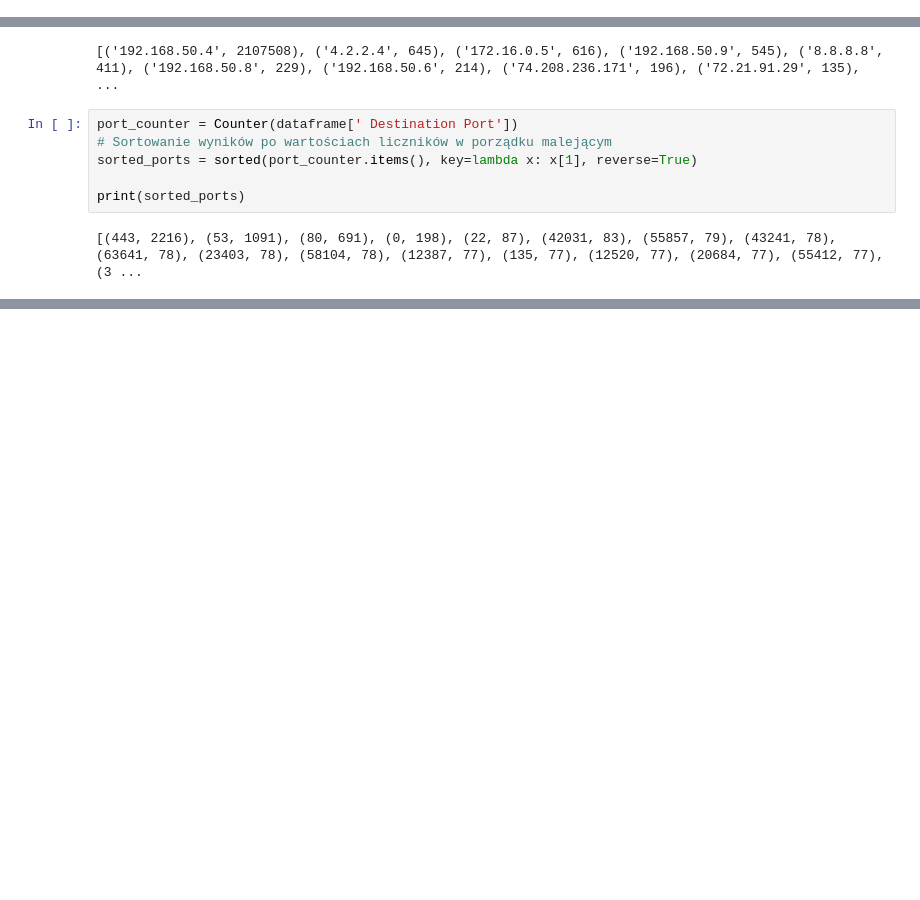
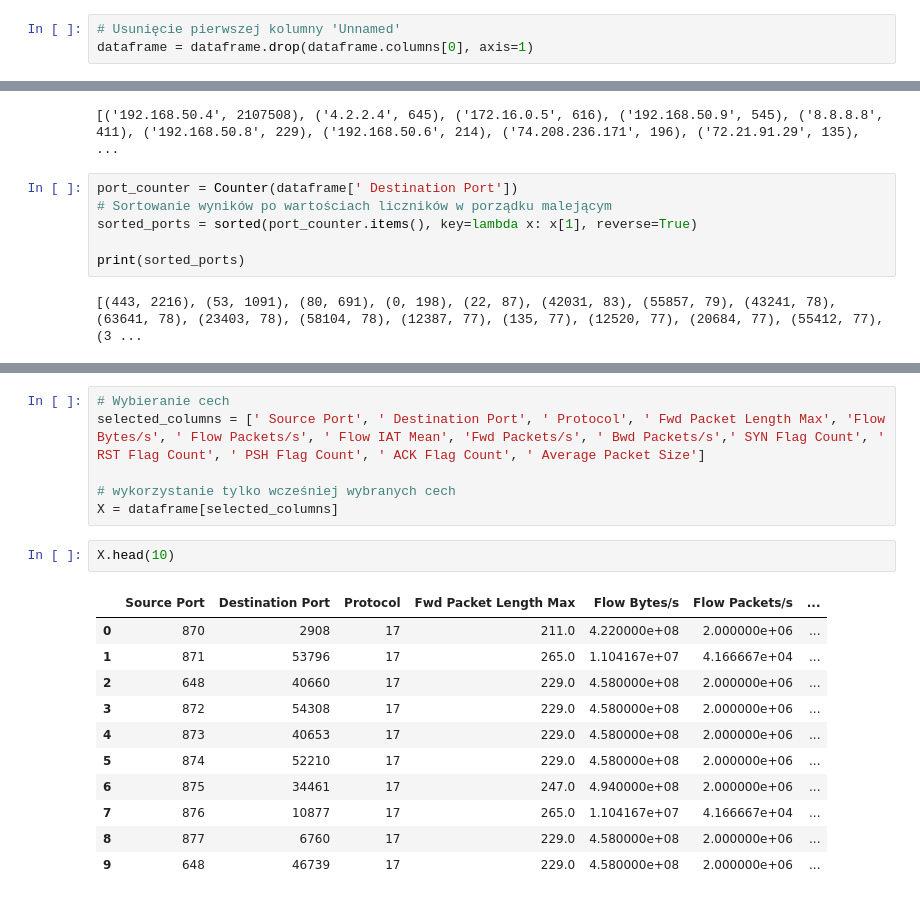
Before and after one commit to akaras161/AI_DDoS_detection, a Jupyter notebook: draft_project.ipynb, the cells around one changed output, grey strips where cells are left out. Saved outputs shown, nothing was run; the diff lists cells and outputs as text; blank space fills up the shorter version.

```diff
--- a/draft_project.ipynb
+++ b/draft_project.ipynb
@@ -20,0 +27,3 @@ dataframe.head(3)
+# %%
+# Usunięcie pierwszej kolumny 'Unnamed'
+dataframe = dataframe.drop(dataframe.columns[0], axis=1)
@@ -136,0 +181,20 @@ print(sorted_ports)
+# %%
+# Wybieranie cech
+selected_columns = [' Source Port', ' Destination Port', ' Protocol', ' Fwd Packet Length Max', 'Flow Bytes/s', ' Flow Packets/s', ' Flow IAT Mean', 'Fwd Packets/s', ' Bwd Packets/s',' SYN Flag Count', ' RST Flag Count', ' PSH Flag Count', ' ACK Flag Count', ' Average Packet Size']
+
+# wykorzystanie tylko wcześniej wybranych cech
+X = dataframe[selected_columns]
+# %%
+X.head(10)
+# %% [output]
+|  | Source Port | Destination Port | Protocol | Fwd Packet Length Max | Flow Bytes/s | Flow Packets/s | ... |
+| 0 | 870 | 2908 | 17 | 211.0 | 4.220000e+08 | 2.000000e+06 | ... |
+| 1 | 871 | 53796 | 17 | 265.0 | 1.104167e+07 | 4.166667e+04 | ... |
+| 2 | 648 | 40660 | 17 | 229.0 | 4.580000e+08 | 2.000000e+06 | ... |
+| 3 | 872 | 54308 | 17 | 229.0 | 4.580000e+08 | 2.000000e+06 | ... |
+| 4 | 873 | 40653 | 17 | 229.0 | 4.580000e+08 | 2.000000e+06 | ... |
+| 5 | 874 | 52210 | 17 | 229.0 | 4.580000e+08 | 2.000000e+06 | ... |
+| 6 | 875 | 34461 | 17 | 247.0 | 4.940000e+08 | 2.000000e+06 | ... |
+| 7 | 876 | 10877 | 17 | 265.0 | 1.104167e+07 | 4.166667e+04 | ... |
+| 8 | 877 | 6760 | 17 | 229.0 | 4.580000e+08 | 2.000000e+06 | ... |
+| 9 | 648 | 46739 | 17 | 229.0 | 4.580000e+08 | 2.000000e+06 | ... |
```
Also changed, not shown: parts of 16 cells of this notebook, 2 other files.
